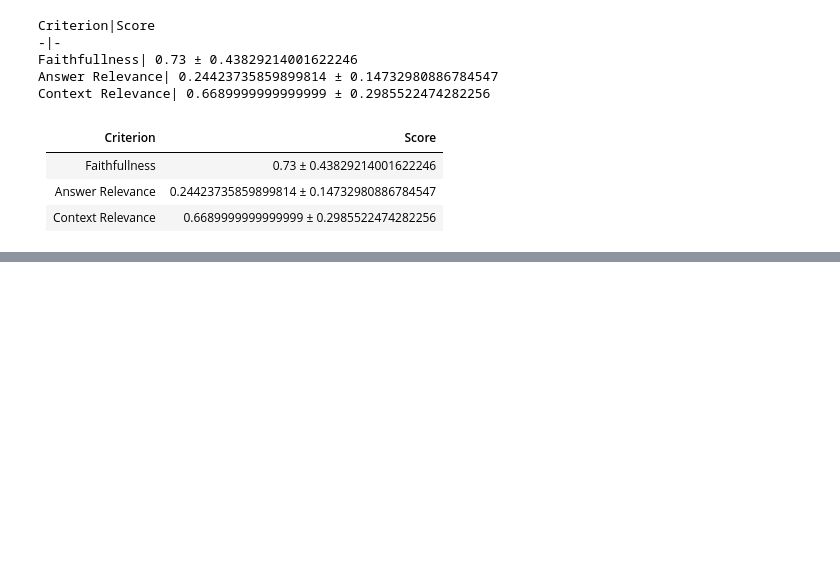
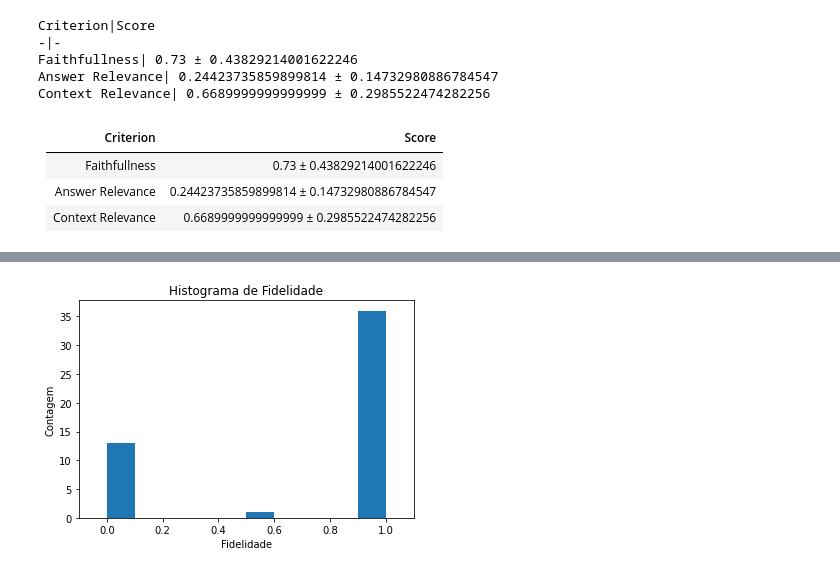
Before and after one commit to EltonCN/IA024, a Jupyter notebook: 11-RAGAs/Aula_10_11_RAGAs.ipynb, the cells around one changed output, grey strips where cells are left out. Saved outputs shown, nothing was run; the diff lists cells and outputs as text; code cells hidden in the pictures; blank space fills up the shorter version.

```diff
--- a/11-RAGAs/Aula_10_11_RAGAs.ipynb
+++ b/11-RAGAs/Aula_10_11_RAGAs.ipynb
@@ -520,10 +742,21 @@ result
 # %%
-from typing import Dict
+class RAGAsEvaluator(Tool):
+    '''
+    Evaluates a RAG result using RAGAs methodology.
+    '''
 
+    def __init__(self, faithfulness_evaluator:FaithfulnessEvaluator=None,
+                 answer_relevance_evaluator:AnswerRelevanceEvaluator=None,
+                 context_relevance_evaluator:ContextRelevanceEvaluator=None) -> None:
+        '''
+        RAGAsEvaluator constructor.
 
-class RAGAsEvaluator(Tool):
+        Args:
+            faithfulness_evaluator (FaithfulnessEvaluator, optional): faithfulness evaluator to use, if None creates a new with default arguments. Defaults to None.
+            answer_relevance_evaluator (AnswerRelevanceEvaluator, optional): answer relevance evaluator to use, if None creates a new with default arguments. Defaults to None.
+            context_relevance_evaluator (ContextRelevanceEvaluator, optional): context relevance evaluator to use, if None creates a new with default arguments. Defaults to None.
+        '''
 
-    def __init__(self, faithfulness_evaluator=None, answer_relevance_evaluator=None, context_relevance_evaluator=None) -> None:
         super().__init__()
 
         if faithfulness_evaluator is None:
@@ -538,6 +771,21 @@ class RAGAsEvaluator(Tool):
         self._context_relevance_evaluator = context_relevance_evaluator
 
     def __call__(self, query: Dict[str, str], context: str=None) -> Dict[str, str]:
+        '''
+        Evaluates a RAG result using RAGAs methodology.
+
+        Args:
+            query (Dict[str, str]): must contain keys:
+                - "question" with the question.
+                - "answer" with the question answer.
+                - "context" with the context used to answer the question.
+                - "context_sentence_count" with the number of sentences in the context
+            context (str, optional): main LLM context, not used. Defaults to None.
+
+        Returns:
+            Dict[str, str]: result with scores in keys "faithfulness", "answer_relevance" and "context_relevance".
+        '''
+
         faithfulness_result = self._faithfulness_evaluator(query)
         answer_relevance_result = self._answer_relevance_evaluator(query)
         context_relevance_result = self._context_relevance_evaluator(query)
@@ -686,0 +904,12 @@ plt.hist(context_relevance)
+# %%
+plt.hist(faithfulness)
+
+plt.xlim(-0.1, 1.1)
+
+plt.title("Histograma de Fidelidade")
+plt.xlabel("Fidelidade")
+plt.ylabel("Contagem")
+
+plt.show()
+# %% [output]
+[figure, added]
```
Also changed, not shown: parts of 58 cells of this notebook.
